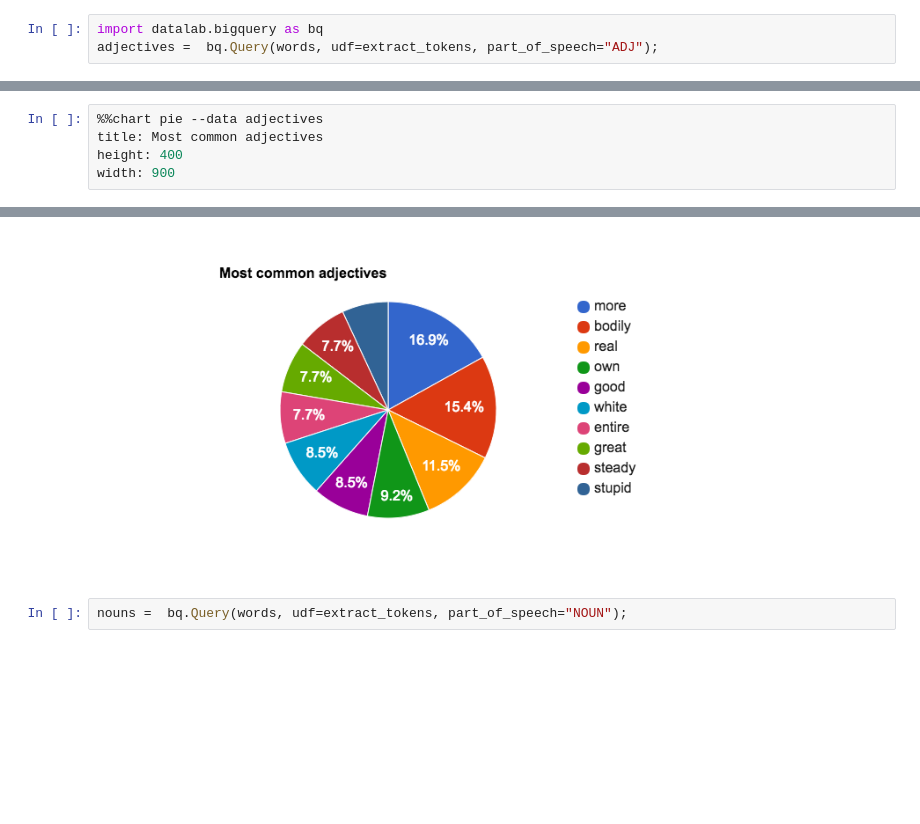
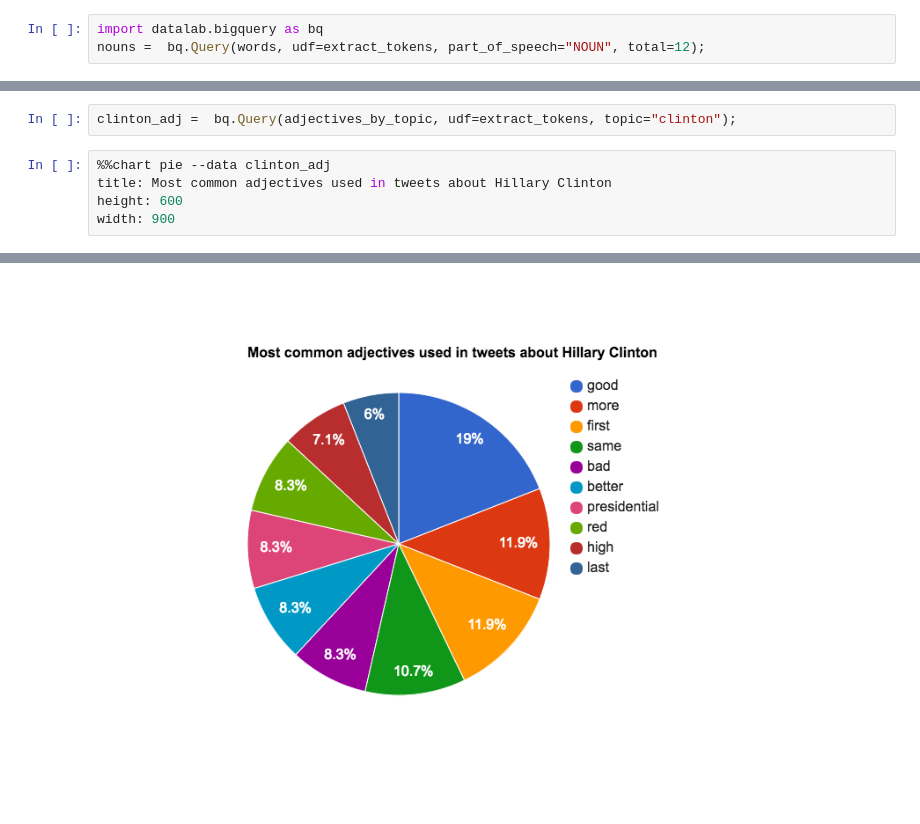
Before and after one commit to sAbakumoff/InFullGear, a Jupyter notebook: data_analysis.ipynb, the cells around one changed output, grey strips where cells are left out. Saved outputs shown, nothing was run; the diff lists cells and outputs as text; blank space fills up the shorter version.

```diff
--- a/data_analysis.ipynb
+++ b/data_analysis.ipynb
@@ -31,3 +55,3 @@ limit 10
 # %%
 import datalab.bigquery as bq
-adjectives =  bq.Query(words, udf=extract_tokens, part_of_speech="ADJ");
+nouns =  bq.Query(words, udf=extract_tokens, part_of_speech="NOUN", total=12);
@@ -34,10 +90,10 @@ adjectives =  bq.Query(words, udf=extract_tokens, part_of_speech="ADJ");
+# %%
+clinton_adj =  bq.Query(adjectives_by_topic, udf=extract_tokens, topic="clinton");
 # %%
-%%chart pie --data adjectives
-title: Most common adjectives
-height: 400
+%%chart pie --data clinton_adj
+title: Most common adjectives used in tweets about Hillary Clinton
+height: 600
 width: 900
 # %% [output]
 [interactive output not drawn]
-[figure, old version]
+[figure, new version]
-# %%
-nouns =  bq.Query(words, udf=extract_tokens, part_of_speech="NOUN");
```
Also changed, not shown: parts of 13 cells of this notebook, 4 other files.
